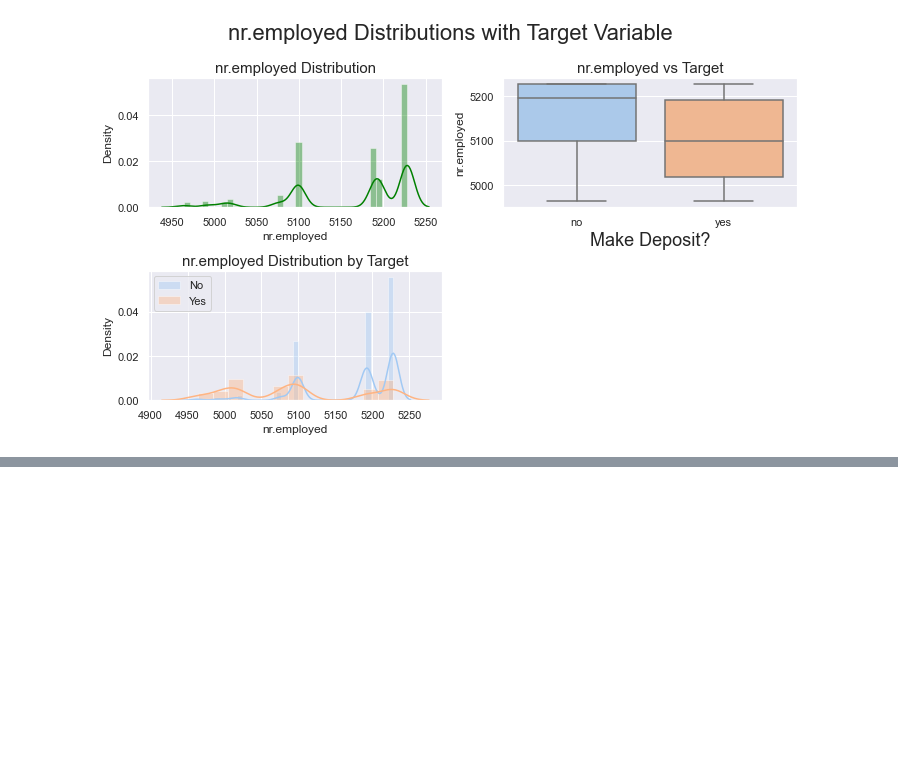
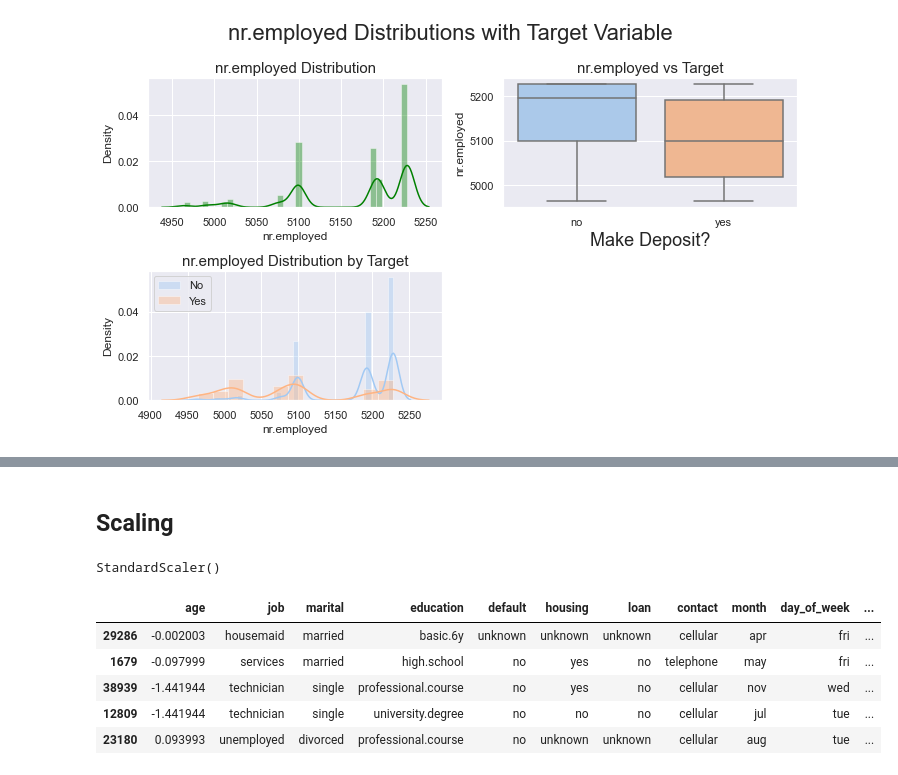
Before and after one commit to nghetrung/bank-marketing, a Jupyter notebook: bank_marketing.ipynb, the cells around one changed output, grey strips where cells are left out. Drawn from its saved outputs; the diff is of its cells as text; code cells hidden in the pictures; blank space fills up the shorter version.

```diff
--- a/bank_marketing.ipynb
+++ b/bank_marketing.ipynb
@@ -317,0 +318,2 @@ df_test.to_csv('data_test.csv', index=False)
+# %%
+X_train, X_valid, y_train, y_valid = train_test_split(X_train, y_train, test_size=0.2, random_state=42, stratify=y_train)
@@ -317,0 +326,20 @@ df_test.to_csv('data_test.csv', index=False)
+# %% [markdown]
+## Scaling
+# %%
+from sklearn import preprocessing
+
+scaler = preprocessing.StandardScaler()
+scaler.fit(X_train[num_cols])
+# %% [output]
+StandardScaler()
+# %%
+X_train[num_cols] = scaler.transform(X_train[num_cols])
+# %%
+X_train.head()
+# %% [output]
+|  | age | job | marital | education | default | housing | loan | contact | month | day_of_week | ... |
+| 29286 | -0.002003 | housemaid | married | basic.6y | unknown | unknown | unknown | cellular | apr | fri | ... |
+| 1679 | -0.097999 | services | married | high.school | no | yes | no | telephone | may | fri | ... |
+| 38939 | -1.441944 | technician | single | professional.course | no | yes | no | cellular | nov | wed | ... |
+| 12809 | -1.441944 | technician | single | university.degree | no | no | no | cellular | jul | tue | ... |
+| 23180 | 0.093993 | unemployed | divorced | professional.course | no | unknown | unknown | cellular | aug | tue | ... |
```
Also changed, not shown: parts of 70 cells of this notebook, 11 other files.
